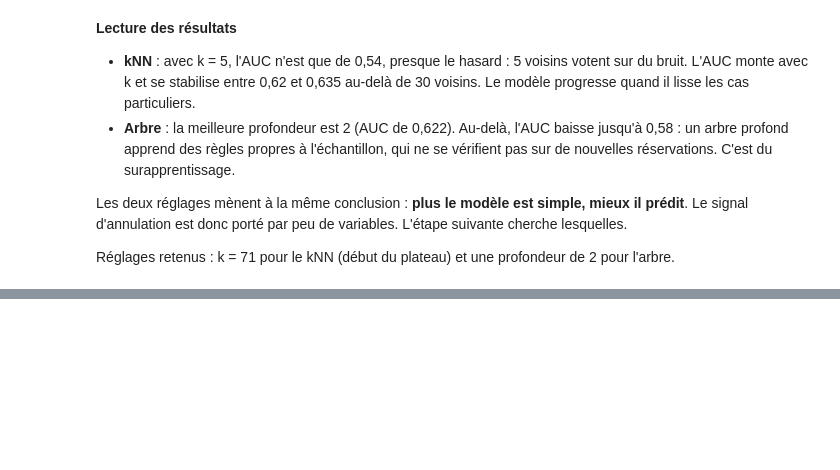
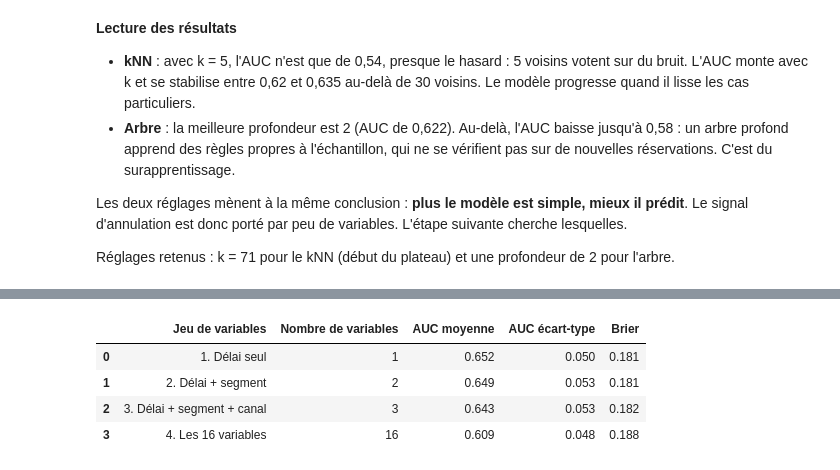
Before and after one commit to Wens10/PROJET-DATAMINING, a Jupyter notebook: notebooks/Q5.ipynb, the cells around one changed output, grey strips where cells are left out. Drawn from its saved outputs; the diff is of its cells as text; code cells hidden in the pictures; blank space fills up the shorter version.

Commit message:
Q5 : test de parcimonie, le délai seul prédit le mieux

```diff
--- a/notebooks/Q5.ipynb
+++ b/notebooks/Q5.ipynb
@@ -180,0 +185,34 @@ Réglages retenus : k = 71 pour le kNN (début du plateau) et une profondeur de
+# %%
+# Jeux de variables, du plus simple au plus complet
+jeux = {
+    "1. Délai seul": (["delai_reservation_j"], []),
+    "2. Délai + segment": (["delai_reservation_j"], ["segment_declare"]),
+    "3. Délai + segment + canal": (["delai_reservation_j"], ["segment_declare", "canal"]),
+    "4. Les 16 variables": (var_num, var_cat),
+}
+
+lignes = []
+for nom, (v_num, v_cat) in jeux.items():
+    etapes = [("num", StandardScaler(), v_num)]
+    if v_cat:
+        etapes.append(("cat", OneHotEncoder(handle_unknown="ignore"), v_cat))
+    pipe = Pipeline([("prep", ColumnTransformer(etapes)),
+                     ("modele", LogisticRegression(max_iter=1000))])
+    scores = cross_validate(pipe, df[v_num + v_cat], y, cv=cv,
+                            scoring=["roc_auc", "neg_brier_score"])
+    lignes.append({
+        "Jeu de variables": nom,
+        "Nombre de variables": len(v_num) + len(v_cat),
+        "AUC moyenne": round(scores["test_roc_auc"].mean(), 3),
+        "AUC écart-type": round(scores["test_roc_auc"].std(), 3),
+        "Brier": round(-scores["test_neg_brier_score"].mean(), 3),
+    })
+
+parcimonie = pd.DataFrame(lignes)
+parcimonie
+# %% [output]
+|  | Jeu de variables | Nombre de variables | AUC moyenne | AUC écart-type | Brier |
+| 0 | 1. Délai seul | 1 | 0.652 | 0.050 | 0.181 |
+| 1 | 2. Délai + segment | 2 | 0.649 | 0.053 | 0.181 |
+| 2 | 3. Délai + segment + canal | 3 | 0.643 | 0.053 | 0.182 |
+| 3 | 4. Les 16 variables | 16 | 0.609 | 0.048 | 0.188 |
```
Also changed, not shown: parts of 2 cells of this notebook.
